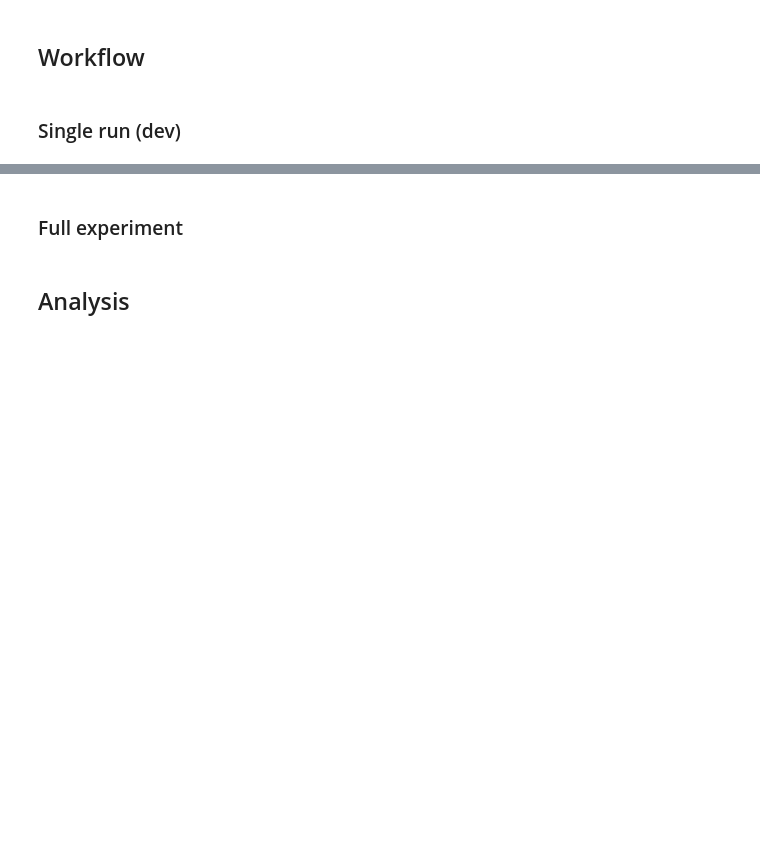
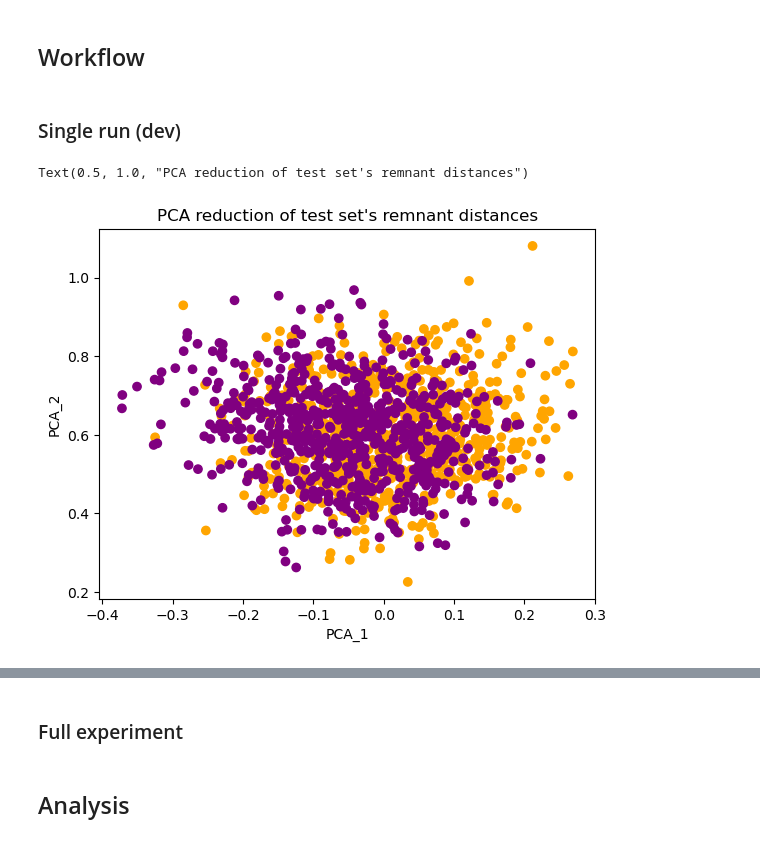
Before and after one commit to kaiser-dan/proj_naive-embedded-reconstruction, a Jupyter notebook: notebooks/ex/EMB_ex20_logistic-regression.ipynb, the cells around one changed output, grey strips where cells are left out. Saved outputs shown, nothing was run; the diff lists cells and outputs as text; code cells hidden in the pictures; blank space fills up the shorter version.

```diff
--- a/notebooks/ex/EMB_ex20_logistic-regression.ipynb
+++ b/notebooks/ex/EMB_ex20_logistic-regression.ipynb
@@ -182,0 +278,21 @@ E_H = get_representation(R_H, params)
+# %%
+X_train = np.asarray([train_d_G, train_d_H]).transpose()
+X_test = np.asarray([test_d_G, test_d_H]).transpose()
+# %%
+pca = PCA(n_components=2)
+pca.fit(X_train)
+X_test_reduced = pca.transform(X_test)
+# %%
+cs_ = ["purple", "orange"]
+c_ = [cs_[idx] for idx in test_labels]
+# %%
+plt.figure()
+
+plt.scatter(X_test_reduced[:,0], X_test_reduced[:,1], c=c_)
+
+plt.xlabel("PCA_1")
+plt.ylabel("PCA_2")
+plt.title("PCA reduction of test set's remnant distances")
+# %% [output]
+Text(0.5, 1.0, "PCA reduction of test set's remnant distances")
+[figure, added]
```
Also changed, not shown: parts of 22 cells of this notebook.
